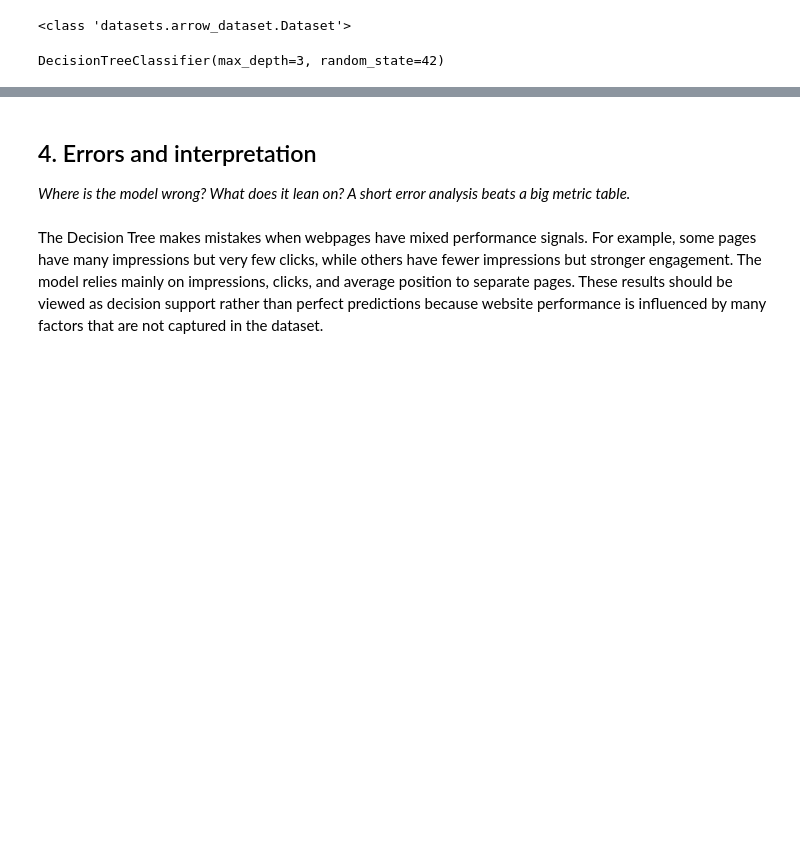
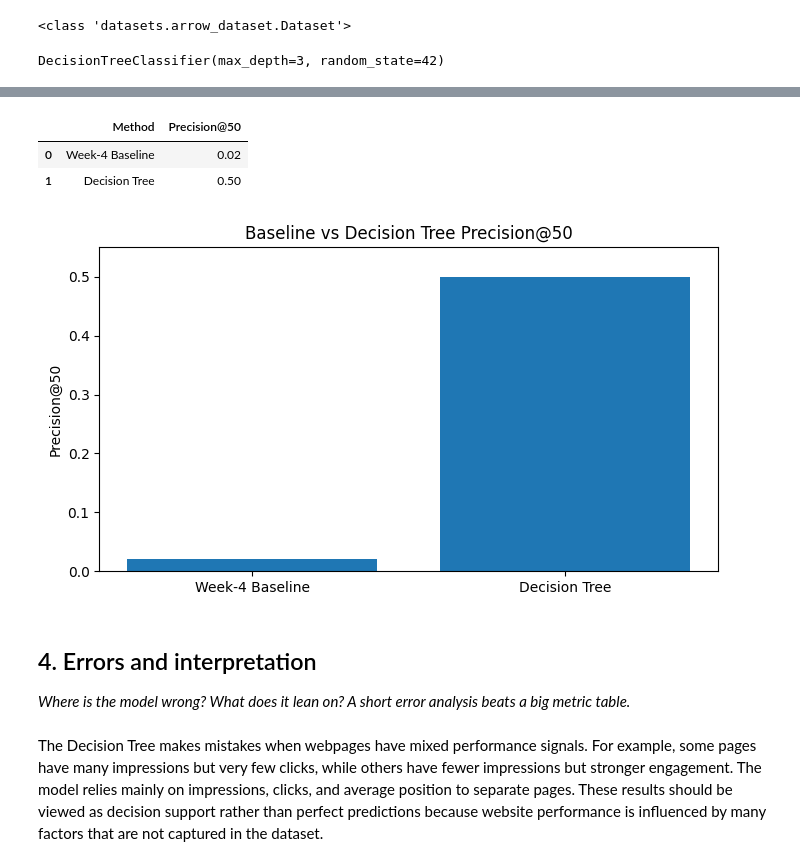
Before and after one commit to a-demesa/flyrank-ml, a Jupyter notebook: work/notebooks/w05_model.ipynb, the cells around one changed output, grey strips where cells are left out. Drawn from its saved outputs; the diff is of its cells as text; code cells hidden in the pictures; blank space fills up the shorter version.

```diff
--- a/work/notebooks/w05_model.ipynb
+++ b/work/notebooks/w05_model.ipynb
@@ -61,7 +47,6 @@ sample_df = train.select(range(10000)).to_pandas()
 # %%
 features = [
     "gsc_impressions",
-    "gsc_clicks",
     "gsc_avg_position"
 ]
 
@@ -126,0 +133,19 @@ comparison
+# %%
+def precision_at_k(df, score_column, k=50):
+    top_k = df.head(k)
+    return top_k["target"].mean()
+# %%
+baseline_precision_50 = precision_at_k(
+    baseline_test,
+    "baseline_score",
+    k=50
+)
+
+model_precision_50 = precision_at_k(
+    model_test,
+    "model_score",
+    k=50
+)
+
+print("Baseline Precision@50:", baseline_precision_50)
+print("Decision Tree Precision@50:", model_precision_50)
@@ -127,3 +169,39 @@ comparison
+# %%
+comparison = pd.DataFrame(
+    [
+        ["Week-4 Baseline", baseline_precision_50],
+        ["Decision Tree", model_precision_50]
+    ],
+    columns=["Method", "Precision@50"]
+)
+
+comparison
+# %% [output]
+|  | Method | Precision@50 |
+| 0 | Week-4 Baseline | 0.02 |
+| 1 | Decision Tree | 0.50 |
+# %%
+import matplotlib.pyplot as plt
+
+methods = ["Week-4 Baseline", "Decision Tree"]
+precision = [baseline_precision_50, model_precision_50]
+
+plt.figure(figsize=(7, 4))
+plt.bar(methods, precision)
+plt.ylim(0, 0.55)
+plt.ylabel("Precision@50")
+plt.title("Baseline vs Decision Tree Precision@50")
+plt.tight_layout()
+
+plt.savefig(
+    "baseline_vs_model_precision_at_50.png",
+    dpi=150,
+    bbox_inches="tight"
+)
+
+plt.show()
+# %% [output]
+[figure, added]
 # %% [markdown]
 ## 4. Errors and interpretation
 
```
Also changed, not shown: parts of 7 cells of this notebook.
